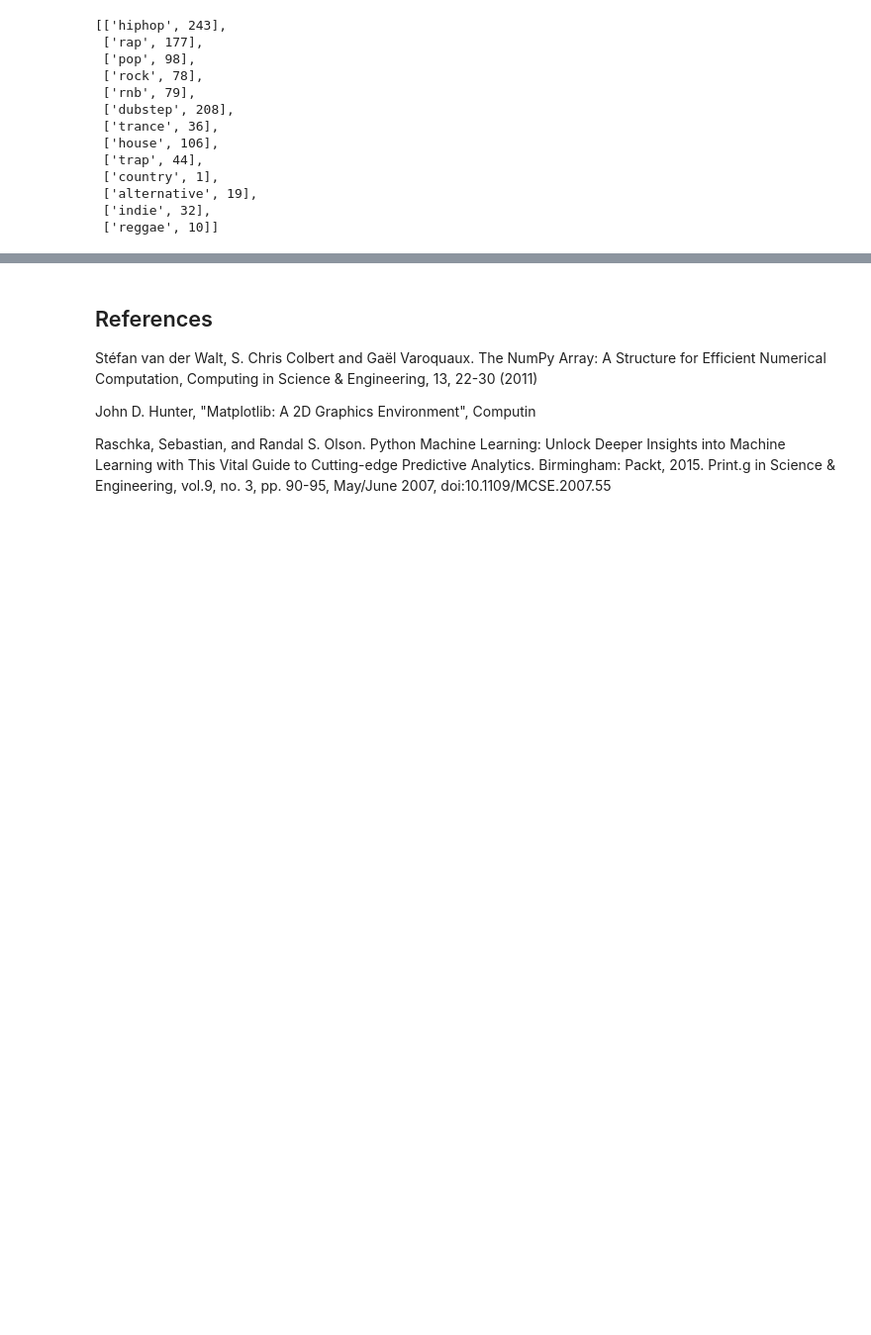
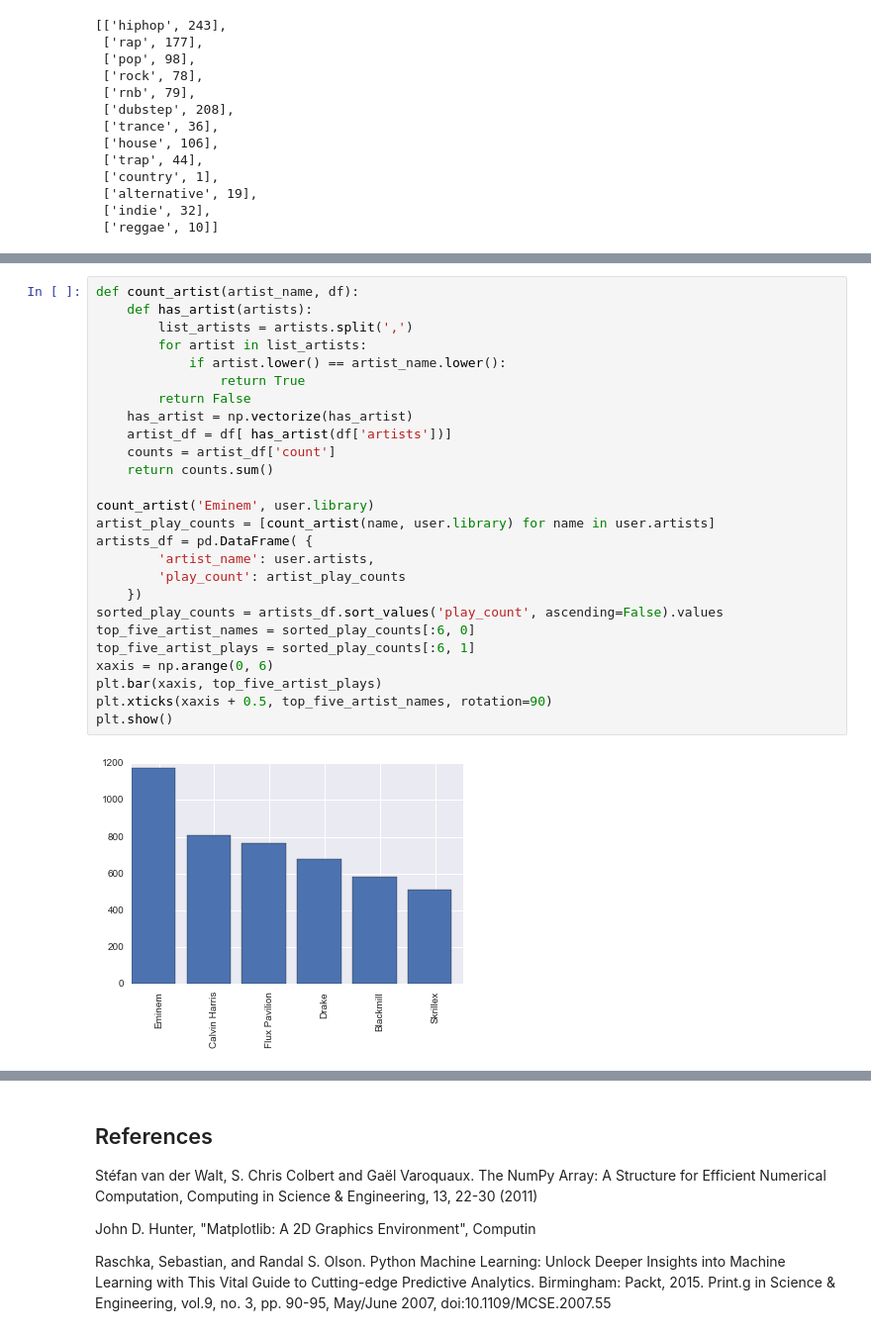
Before and after one commit to chaseWilliams/moodify, a Jupyter notebook: new_features.ipynb, the cells around one changed output, grey strips where cells are left out. Shown at 99% size. Saved outputs shown, nothing was run; the diff lists cells and outputs as text; blank space fills up the shorter version.

```diff
--- a/new_features.ipynb
+++ b/new_features.ipynb
@@ -349,0 +353,28 @@ top_five_values, top_five_names
+# %%
+def count_artist(artist_name, df):
+    def has_artist(artists):
+        list_artists = artists.split(',')
+        for artist in list_artists:
+            if artist.lower() == artist_name.lower():
+                return True
+        return False
+    has_artist = np.vectorize(has_artist)
+    artist_df = df[ has_artist(df['artists'])]
+    counts = artist_df['count']
+    return counts.sum()
+
+count_artist('Eminem', user.library)
+artist_play_counts = [count_artist(name, user.library) for name in user.artists]
+artists_df = pd.DataFrame( {
+        'artist_name': user.artists,
+        'play_count': artist_play_counts
+    })
+sorted_play_counts = artists_df.sort_values('play_count', ascending=False).values
+top_five_artist_names = sorted_play_counts[:6, 0]
+top_five_artist_plays = sorted_play_counts[:6, 1]
+xaxis = np.arange(0, 6)
+plt.bar(xaxis, top_five_artist_plays)
+plt.xticks(xaxis + 0.5, top_five_artist_names, rotation=90)
+plt.show()
+# %% [output]
+[figure, added]
```
Also changed, not shown: parts of 15 cells of this notebook, 3 other files.
